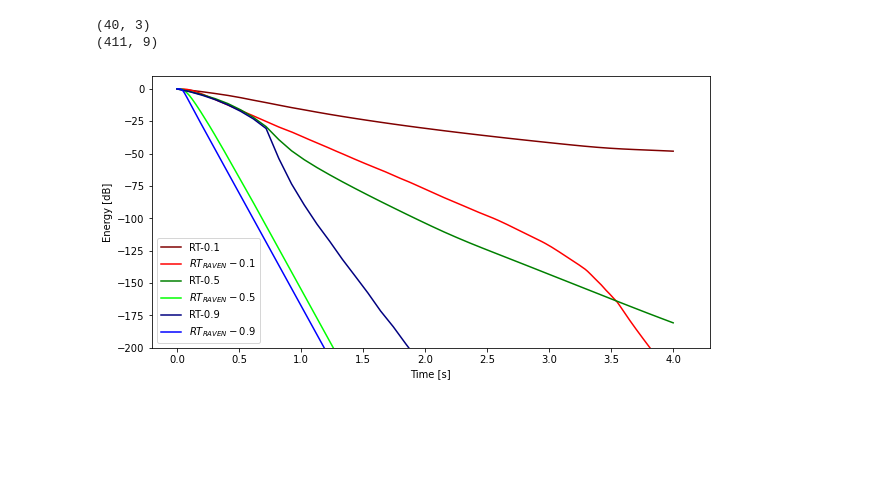
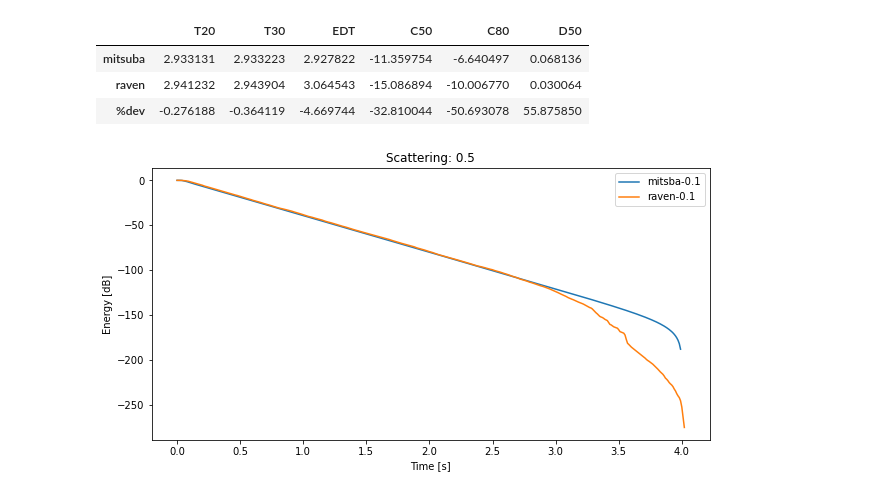
Before and after one commit to LeonardEyer/mitsuba2, a Jupyter notebook: notebook/Compare-absorption-raven.ipynb, the cells around one changed output. Cells and saved outputs as stored; diff of their text form; code cells hidden in the pictures; blank space fills up the shorter version.

```diff
--- a/notebook/Compare-absorption-raven.ipynb
+++ b/notebook/Compare-absorption-raven.ipynb
@@ -4,36 +4,8 @@ import matplotlib.pyplot as plt
 from prettytable import PrettyTable
 import pandas as pd
 # %%
-RT_EDC = np.load("data/RT-EDC-box-25-12-7.npy")
-RT_EDC_PANDAS = pd.read_pickle("raven/data_db.pkl")
+mitsuba = pd.read_pickle("data/mitsuba-box-25-12-7.pkl")
+raven = pd.read_pickle("data/raven-box-25-12-7.pkl")
 
 absorpt = [0.1, 0.5, 0.9]
+s = 1.0
-# %%
-print(RT_EDC.shape)
-#print(ISM_EDC.shape)
-print(RT_EDC_PANDAS.shape)
-# %% [output]
-(40, 3)
-(411, 9)
-# %%
-#t0 = np.linspace(0, 2, ISM_EDC.shape[0])
-t1 = np.linspace(0, 4, RT_EDC.shape[0])
-t2 = np.linspace(0, 4.10, RT_EDC_PANDAS.shape[0])
-
-def get_color(x, i):
-    c = [0, 0, 0, 1]
-    c[x] = 1 * i
-    return c
-
-plt.figure(figsize=(10, 5))
-for x in range(RT_EDC.shape[1]):
-    plt.plot(t1, RT_EDC[:,x], color=get_color(x, 0.5), label=f'RT-{absorpt[x]}')
-    plt.plot(t2, RT_EDC_PANDAS[f'a{absorpt[x]}-s0.5'], color=get_color(x, 1.0), label=f'$RT_{{RAVEN}}-{absorpt[x]}$')
-
-plt.ylim(-200, 10)
-plt.ylabel("Energy [dB]")
-plt.legend()
-plt.xlabel("Time [s]")
-plt.savefig("compare-absorption.png")
-# %% [output]
-[figure, removed]
@@ -39,0 +72,11 @@ plt.savefig("compare-absorption.png")
+# %%
+plot_comparison([0.1], 0.5)
+#plt.ylim(-100, 5)
+#plt.xlim(0, 1.0)
+compare_acoustic_params(0.1, 0.5)
+# %% [output]
+|  | T20 | T30 | EDT | C50 | C80 | D50 |
+| mitsuba | 2.933131 | 2.933223 | 2.927822 | -11.359754 | -6.640497 | 0.068136 |
+| raven | 2.941232 | 2.943904 | 3.064543 | -15.086894 | -10.006770 | 0.030064 |
+| %dev | -0.276188 | -0.364119 | -4.669744 | -32.810044 | -50.693078 | 55.875850 |
+[figure, added]
```
Also changed, not shown: parts of 3 cells of this notebook, 4 other files.
